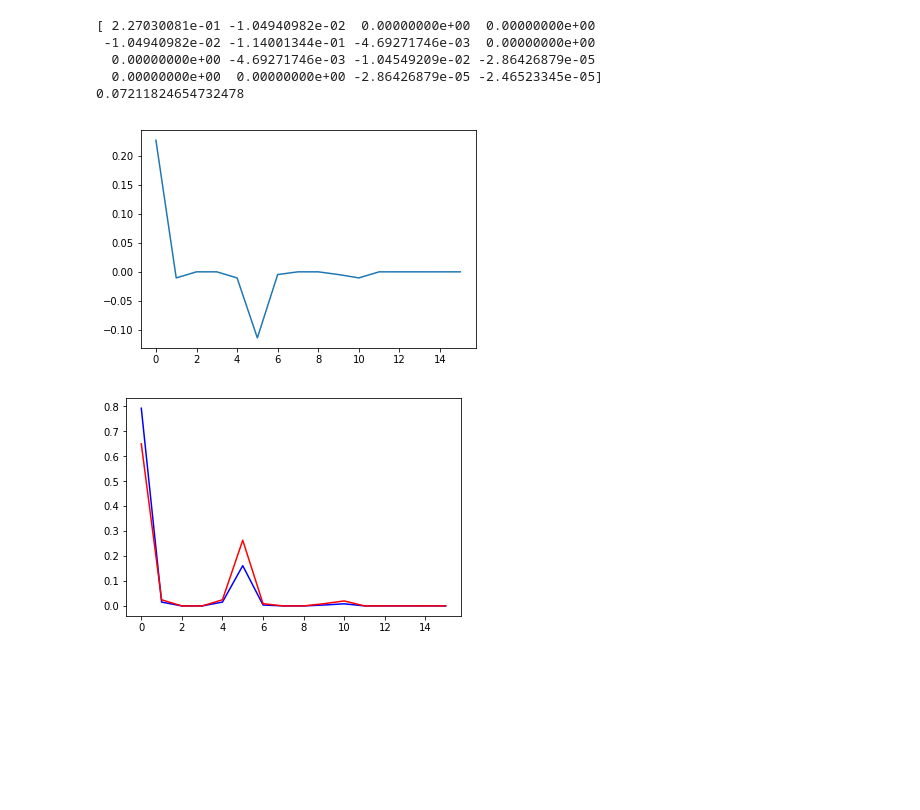
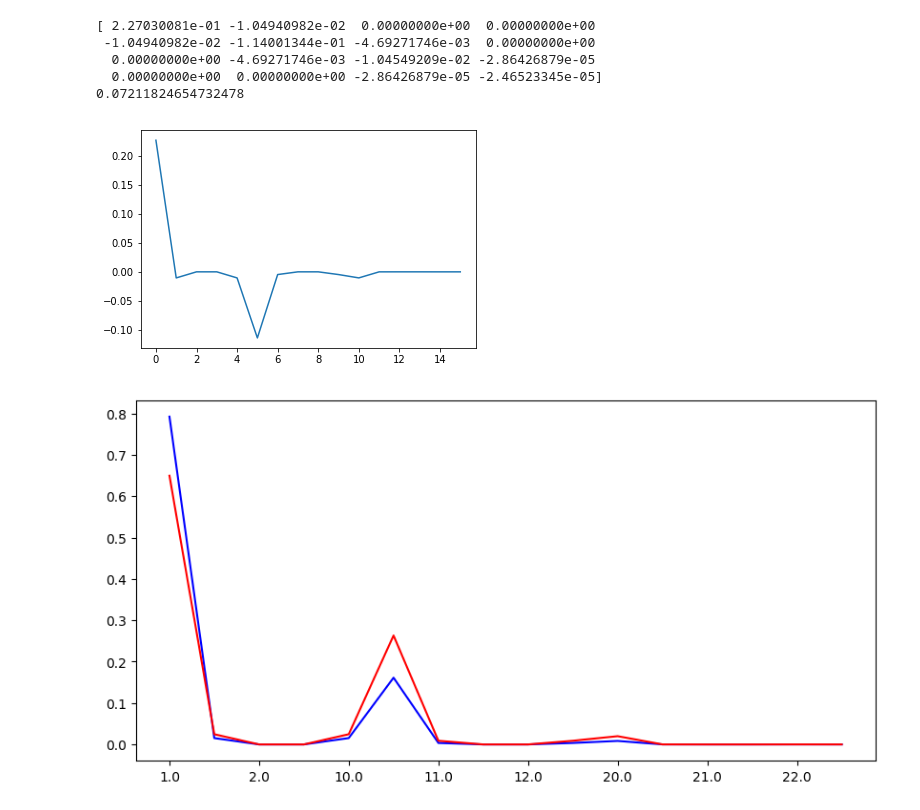
Before and after one commit to kitada4010/sbc, a Jupyter notebook: python/jupyter/Untitled17-Copy3.ipynb, the cells around one changed output. Drawn from its saved outputs; the diff is of its cells as text; code cells hidden in the pictures; blank space fills up the shorter version.

```diff
--- a/python/jupyter/Untitled17-Copy3.ipynb
+++ b/python/jupyter/Untitled17-Copy3.ipynb
@@ -166,10 +166,13 @@ print(psth_count)
      0     0     7     3]
 # %%
 #情報量の計算
-pattern_information = np.zeros(((max_psth + 1) ** pattern_leng))
+pattern_information = np.zeros(((min_psth + 1) ** pattern_leng))
+x = np.zeros((max_psth + 1) ** pattern_leng)
+
 for i in range((min_psth + 1) ** pattern_leng) :
     p1 = psth_count1[Base_n_to_m(i, max_psth1, min_psth)] / sum_pattern1
     p2 = psth_count2[Base_n_to_m(i, max_psth2, min_psth)] / sum_pattern2
+    x[i]  = str(Base_10_to_n(i, min_psth)).zfill(pattern_leng)
     if (p1 != 0) and (p2 != 0) :
         pattern_information[i] = p1 * math.log2(p1/p2)
         #print(p1 * math.log2(p1/p2))
@@ -188,10 +191,15 @@ print(sum(pattern_information))
 # %%
 plt.plot(pattern_information)
 plt.show()
-#x = np.linspace(0, (min_psth+1) ** pattern_leng)
+
+
+fig = plt.figure(figsize=(10, 5), dpi=100)
+ax = fig.gca()
 plt.plot(psth_count1/sum_pattern1, color="blue")
 plt.plot(psth_count2/sum_pattern2, color="red")
-plt.savefig("./info_graph/" + str(pattern_leng) + "png")
+#plt.set_xticklabels(x)
+ax.set_xticklabels(x)
+plt.savefig("./info_graph/" + str(pattern_leng) + ".png")
 # %% [output]
 [figure]
-[figure, old version]
+[figure, new version]
```
Also changed, not shown: 1 other file.
